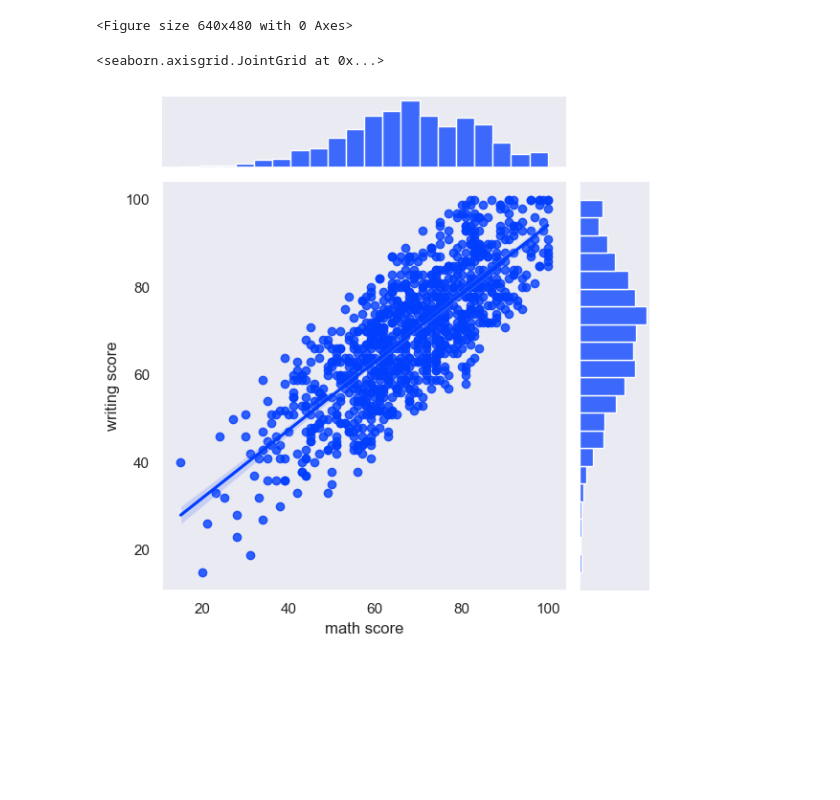
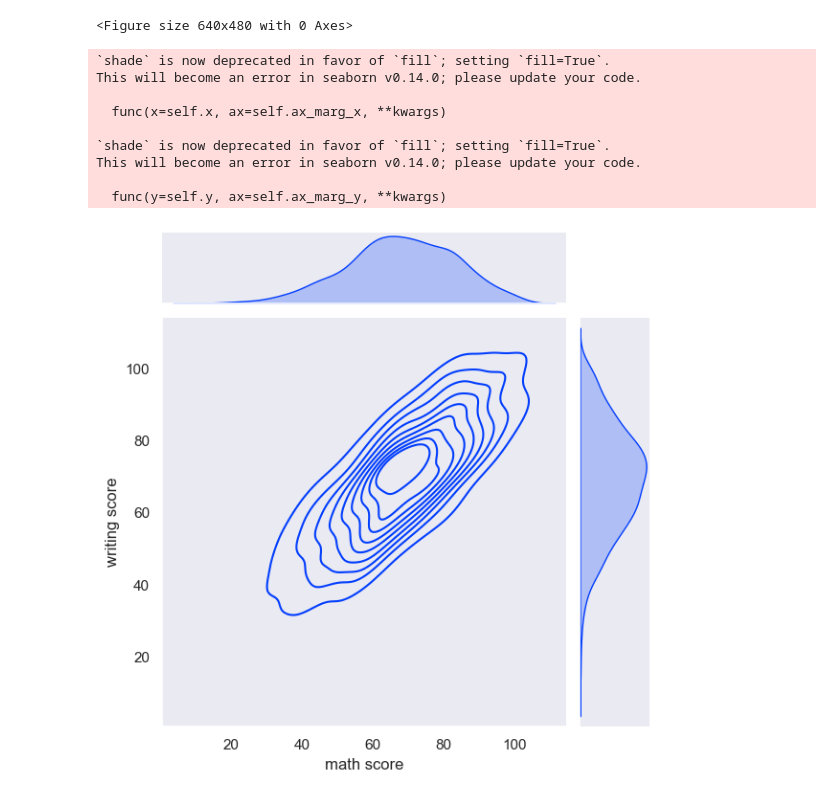
Before and after one commit to DanielPopoola/data-science-projects, a Jupyter notebook: Student-Performance-Prediction.ipynb, the cells around one changed output. Saved outputs shown, nothing was run; the diff lists cells and outputs as text; code cells hidden in the pictures; blank space fills up the shorter version.

Commit message:
Using join plots

```diff
--- a/Student-Performance-Prediction.ipynb
+++ b/Student-Performance-Prediction.ipynb
@@ -221,8 +221,16 @@ plt.clf()
 <Figure size 640x480 with 0 Axes>
 # %%
 j = sns.JointGrid(data=data, x='math score',y='writing score')
-# Plot these two: the regplot in the centre, the hisplot on the margins
-j.plot(sns.regplot, sns.histplot)
+j = j.plot_joint(sns.kdeplot)
+j = j.plot_marginals(sns.kdeplot, shade=True)
 # %% [output]
-<seaborn.axisgrid.JointGrid at 0x...>
+`shade` is now deprecated in favor of `fill`; setting `fill=True`.
+This will become an error in seaborn v0.14.0; please update your code.
+
+  func(x=self.x, ax=self.ax_marg_x, **kwargs)
+
+`shade` is now deprecated in favor of `fill`; setting `fill=True`.
+This will become an error in seaborn v0.14.0; please update your code.
+
+  func(y=self.y, ax=self.ax_marg_y, **kwargs)
-[figure, old version]
+[figure, new version]
```
